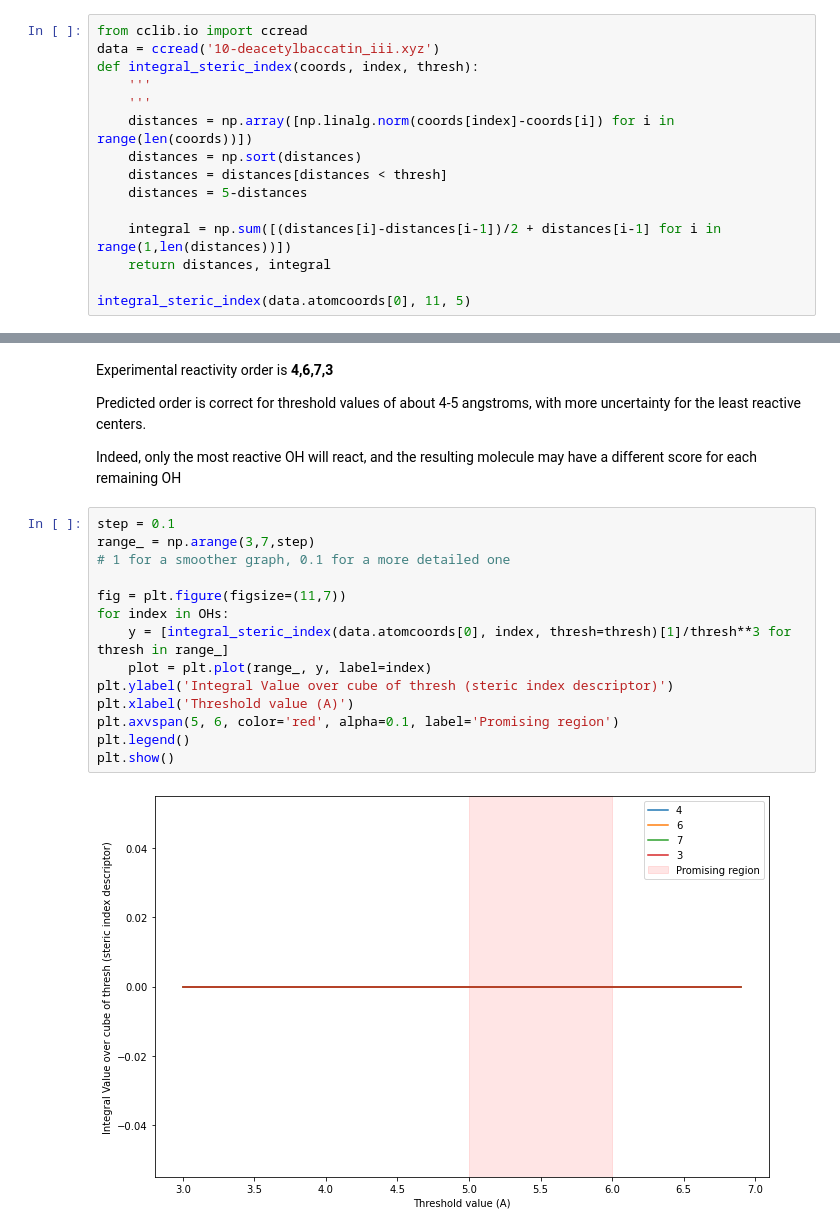
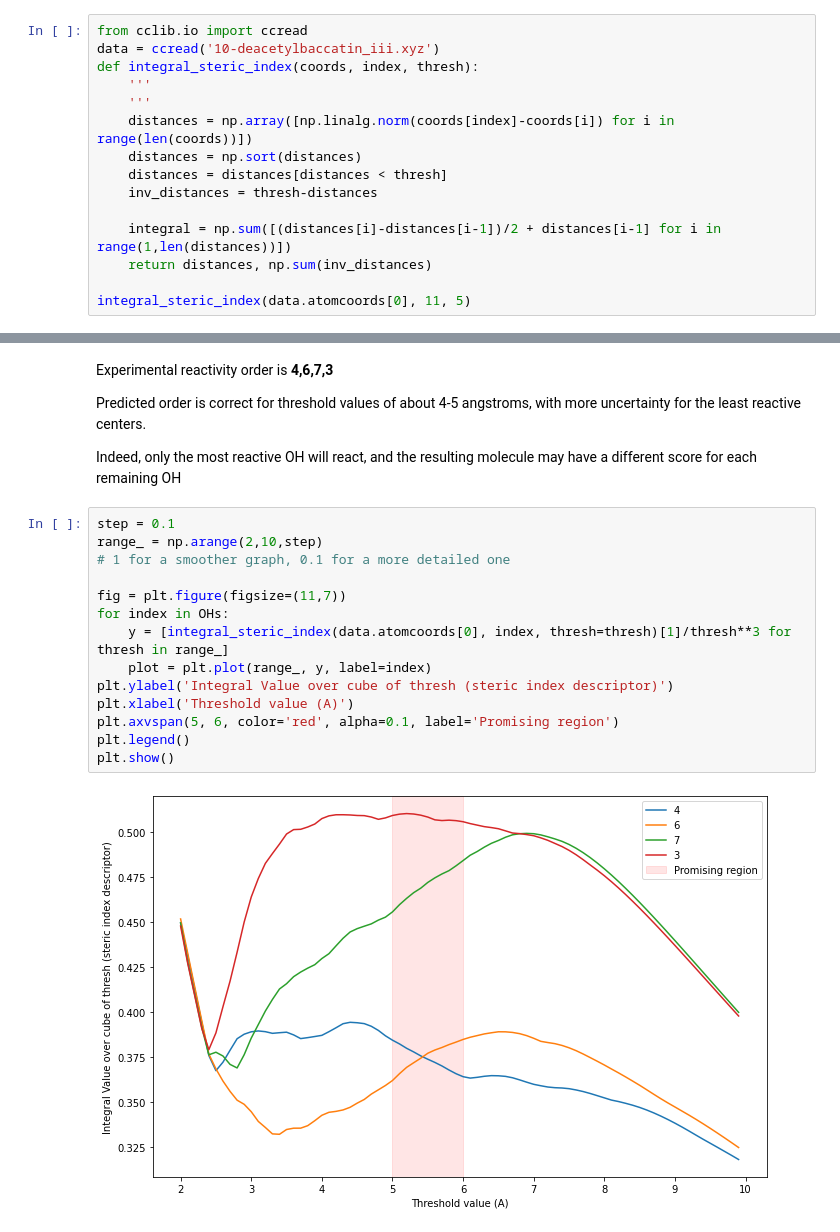
Before and after one commit to ntampellini/TSCoDe, a Jupyter notebook: integral_steric_index.ipynb, the cells around one changed output, grey strips where cells are left out. Cells and saved outputs as stored; diff of their text form.

Commit message:
integral steric index revised

```diff
--- a/integral_steric_index.ipynb
+++ b/integral_steric_index.ipynb
@@ -19,10 +17,10 @@ def integral_steric_index(coords, index, thresh):
     distances = np.array([np.linalg.norm(coords[index]-coords[i]) for i in range(len(coords))])
     distances = np.sort(distances)
     distances = distances[distances < thresh]
-    distances = 5-distances
+    inv_distances = thresh-distances
 
     integral = np.sum([(distances[i]-distances[i-1])/2 + distances[i-1] for i in range(1,len(distances))])
-    return distances, integral
+    return distances, np.sum(inv_distances)
 
 integral_steric_index(data.atomcoords[0], 11, 5)
 # %% [output]
@@ -62,17 +71,17 @@ Predicted order is correct for threshold values of about 4-5 angstroms, with mor
 Indeed, only the most reactive OH will react, and the resulting molecule may have a different score for each remaining OH
 # %%
 step = 0.1
-range_ = np.arange(3,7,step)
+range_ = np.arange(2,10,step)
 # 1 for a smoother graph, 0.1 for a more detailed one
 
 fig = plt.figure(figsize=(11,7))
 for index in OHs:
     y = [integral_steric_index(data.atomcoords[0], index, thresh=thresh)[1]/thresh**3 for thresh in range_]
     plot = plt.plot(range_, y, label=index)
 plt.ylabel('Integral Value over cube of thresh (steric index descriptor)')
 plt.xlabel('Threshold value (A)')
 plt.axvspan(5, 6, color='red', alpha=0.1, label='Promising region')
 plt.legend()
 plt.show()
 # %% [output]
-[figure, old version]
+[figure, new version]
```
Also changed, not shown: parts of 4 cells of this notebook.
